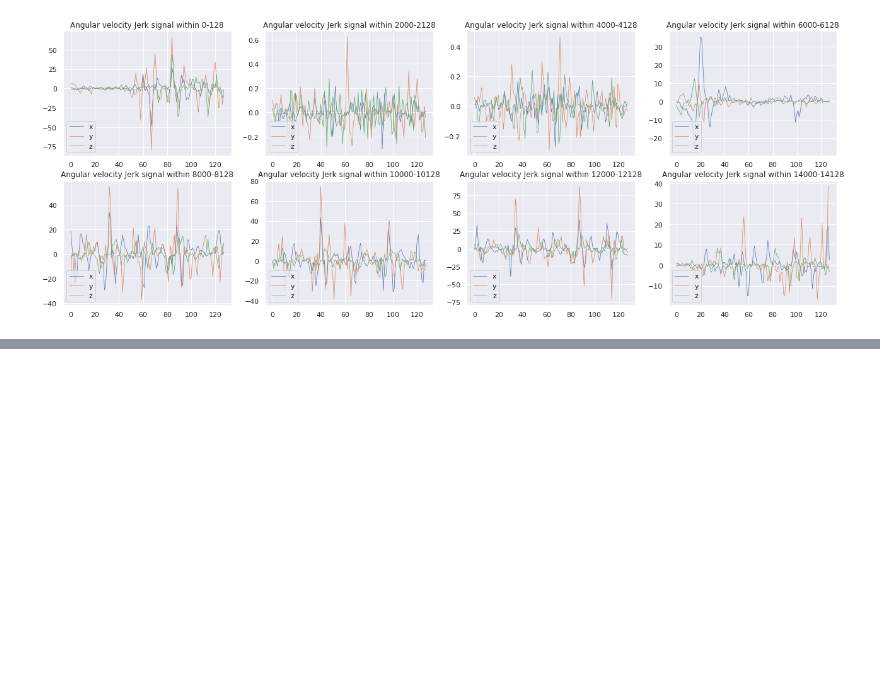
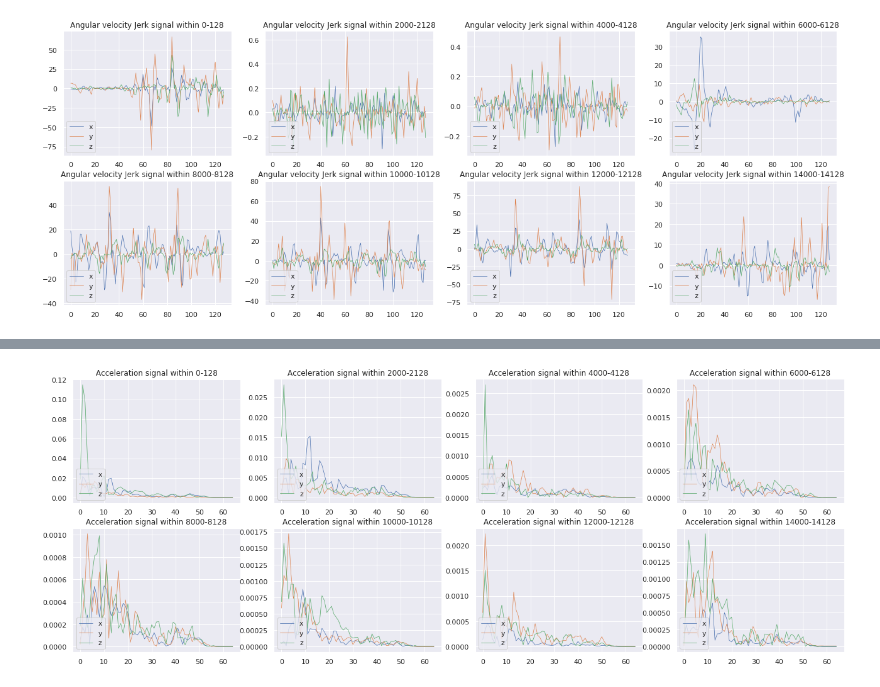
Before and after one commit to takumiw/Deep-Learning-for-Human-Activity-Recognition, a Jupyter notebook: notebooks/plot_raw_data.ipynb, the cells around one changed output, grey strips where cells are left out. Saved outputs shown, nothing was run; the diff lists cells and outputs as text; code cells hidden in the pictures; blank space fills up the shorter version.

```diff
--- a/notebooks/plot_raw_data.ipynb
+++ b/notebooks/plot_raw_data.ipynb
@@ -259,5 +281,0 @@ tBodyAccMag, tGravityAccMag, tBodyAccJerkMag, tBodyGyroMag, tBodyGyroJerkMag
-# %%
-# Calculate the magnitude of three-dimensional signals using the Euclidean norm.
-df  = acc_exp01_user01_med_but_body ** 2
-df = df.sum(axis=1)
-acc_exp01_user01_med_but_body_mag = np.sqrt(df)
@@ -263,0 +309,8 @@ acc_exp01_user01_med_but_body_mag = np.sqrt(df)
+# %%
+N =128
+dt = 0.02  # 50Hz
+t = np.arange(0, N*dt, dt)  # time axis
+freq = np.linspace(0, 1.0 / dt, N)  # frequency axis
+win = np.hamming(N)  # hamming window
+# %%
+F = np.fft.fft(acc_med_but_body.iloc[128:128+128], axis=0)
@@ -263,0 +346,31 @@ acc_exp01_user01_med_but_body_mag = np.sqrt(df)
+# %%
+# Plot with hamming
+f, ax = plt.subplots(2, 4, figsize=(22, 8))
+ax = ax.flatten()
+for i in range(8):
+    # df = acc_med_but_body.iloc[i*128:i*128+128]
+    df = pd.DataFrame(columns=list('xyz'))
+
+    for axis in ['x', 'y', 'z']:
+        df[axis] = acc_med_but_body.iloc[i*128:i*128+128][axis] * win
+
+    F = np.fft.fft(df, axis=0)
+    F = pd.DataFrame(F, columns=['x', 'y', 'z'])
+
+    F = F[:N//2+1]
+
+    # 振幅スペクトルを計算
+    Amp = np.abs(F)
+    Amp = pd.DataFrame(Amp, columns=['x', 'y', 'z'])
+
+    Amp = Amp / N * 2
+    Amp.iloc[0] = Amp.iloc[0] / 2
+
+    for axis in ['x', 'y', 'z']:
+        ax[i].plot(Amp[axis].values, label=axis, linewidth=0.7)
+
+    ax[i].set_title(f"Acceleration signal within {i*2000}-{i*2000+128}")
+    ax[i].legend(loc='lower left')
+plt.show()
+# %% [output]
+[figure, added]
```
Also changed, not shown: parts of 22 cells of this notebook.
